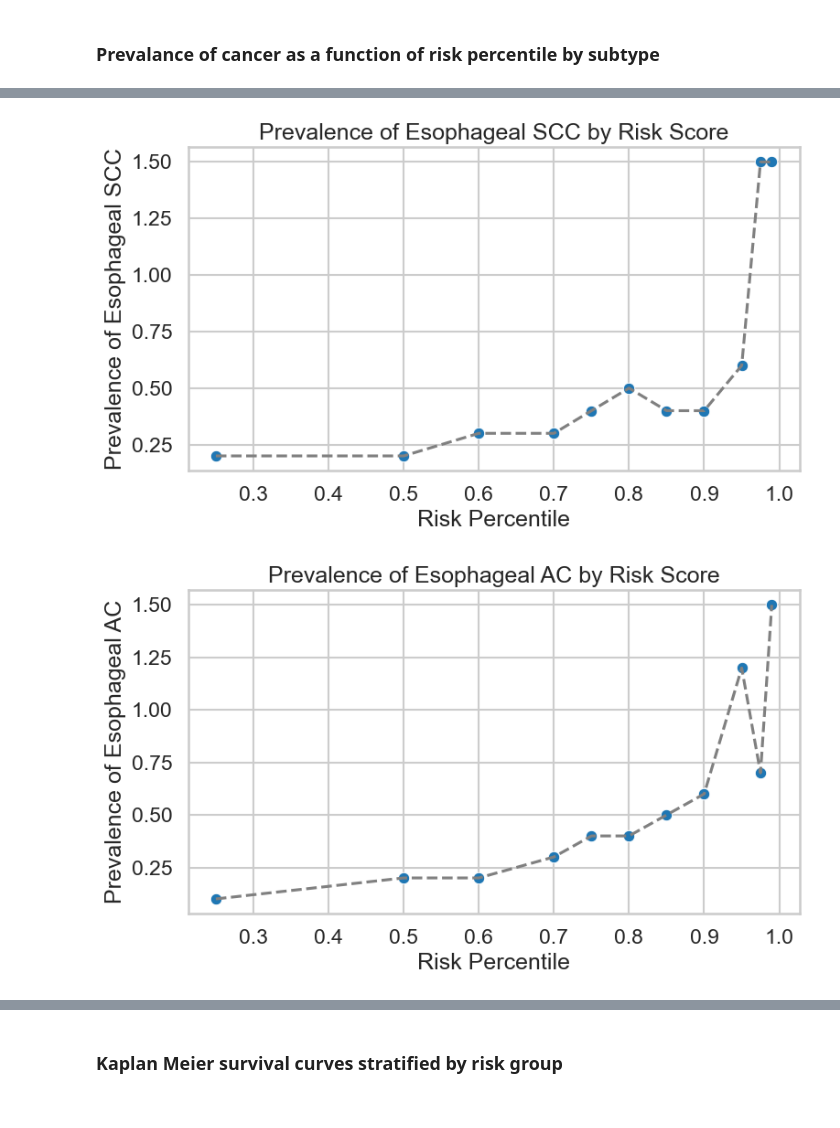
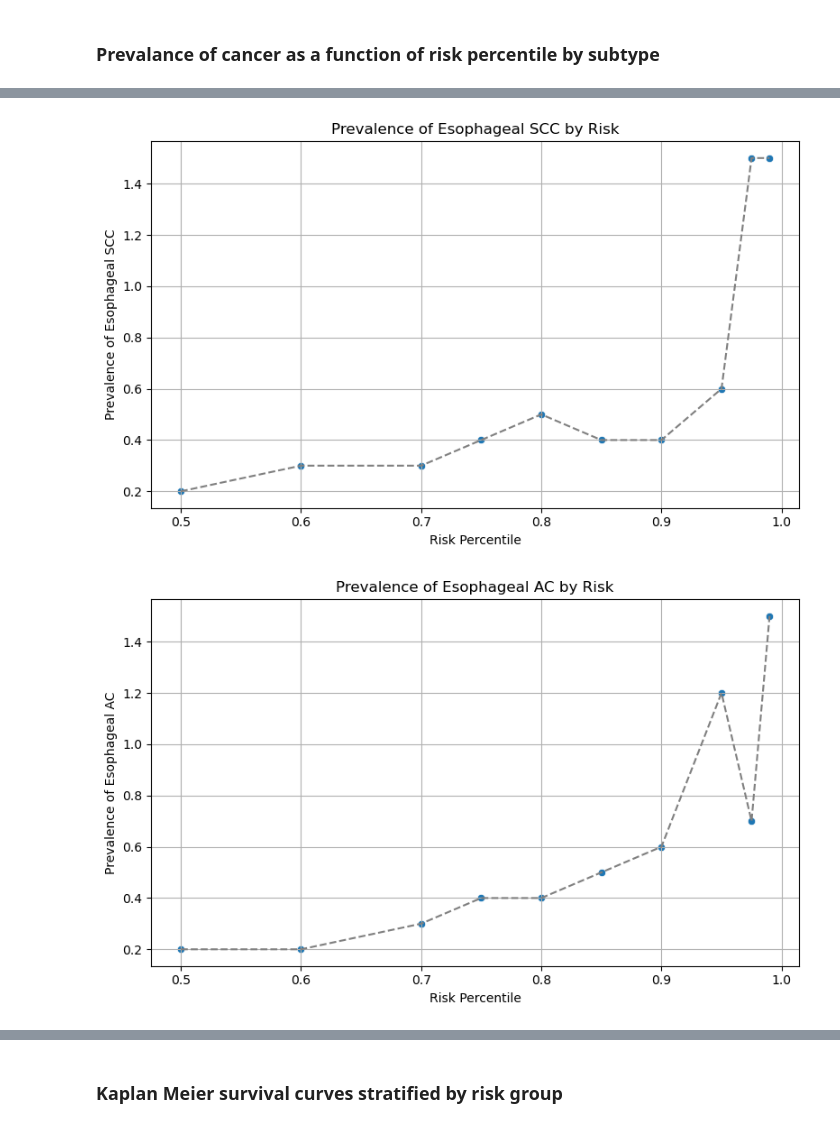
Before and after one commit to alyssayc/ugi-risk, a Jupyter notebook: notebook/analysis_1.ipynb, the cells around one changed output, grey strips where cells are left out. Cells and saved outputs as stored; diff of their text form; code cells hidden in the pictures.

Commit message:
reran analysis with imputed bmi, fixed prevalence calculation, included performance metric by race

```diff
--- a/notebook/analysis_1.ipynb
+++ b/notebook/analysis_1.ipynb
@@ -88,7 +88,7 @@ pd.set_option('display.max_columns', None)
 ## Import data
 # %%
 %%R
-r_df_normal <- read.csv("df_analysis0.csv")
+r_df_normal <- read.csv("df_analysis0_imputed.csv")
 # %%
 univariate_filename = './../results/univariate_analysis_1.csv'
 multivariate_filename = './../results/multivariate_analysis_1.csv'
@@ -623,27 +631,31 @@ df_validation_risk = pandas2ri.rpy2py(r_df_validation_risk)
 optimal_threshold = r['optimal_threshold'][0]
 optimal_threshold_percentile = percentileofscore(df_validation_risk['pred_risk'], optimal_threshold, kind='weak')/100.
 
+df_validation_risk['actual_percentile'] = df_validation_risk.pred_risk.apply(lambda x: percentileofscore(df_validation_risk['pred_risk'], x, kind='weak')/100.)
+
 # Example inputs
-percentile_cutoffs = [0.25, 0.5, 0.6, 0.7, 0.75, 0.8, 0.85, 0.9, 0.95, 0.975, 0.99, 1, optimal_threshold_percentile]
+percentile_cutoffs = [0, 0.5, 0.6, 0.7, 0.75, 0.8, 0.85, 0.9, 0.95, 0.975, 0.99, 1, optimal_threshold_percentile]
+percentile_cutoffs_sorted = sorted(set(percentile_cutoffs))
 percentile_high_risk = 0.9 # Chosen percentile for high risk group, can vary to compare
-labels = percentile_cutoffs[1:]
+
+labels = percentile_cutoffs_sorted[:-1]
 
 # Assign risk groups based on custom percentile cutoffs
 df_validation_risk['risk_group'] = pd.qcut(
     df_validation_risk['pred_risk'],
-    q=percentile_cutoffs,
+    q=percentile_cutoffs_sorted,
     labels=labels,
     duplicates='drop'  # in case there are tied values
 )
 
 # One-hot encoding, create a boolean column for each percentile cutoff
 for idx, label in enumerate(labels):
-    risk_col = f"risk_p{percentile_cutoffs[idx+1]}"
+    risk_col = f"risk_p{percentile_cutoffs_sorted[idx+1]}"
     include_labels = labels[:idx+1]
     df_validation_risk[risk_col] = np.where(df_validation_risk['risk_group'].isin(include_labels), 0, 1)
 
 # Custom low/high risk cutoff
-high_risk_idx = percentile_cutoffs.index(percentile_high_risk)
+high_risk_idx = percentile_cutoffs_sorted.index(percentile_high_risk)
 df_validation_risk['high_risk'] = np.where(df_validation_risk['risk_group'] == labels[high_risk_idx], 1, 0)
 
 # Optimal Youden threshold cutoff
@@ -663,20 +675,27 @@ def classification_metrics(predicted_risk_df, risk_group_name, actual_event_name
     npv = tn / (tn + fn) if (tn + fn) > 0 else 0
     youden_index = sensitivity + specificity - 1
 
-    total_in_risk_group = predicted_class.sum()
+    total_in_risk_group = predicted_class.sum() #tp+fp
     total_cases_in_risk_group = tp
     prevalence_in_risk_group = round((total_cases_in_risk_group / total_in_risk_group) * 100, 1)
 
     # Return as dictionary
     return {
         "risk_group": risk_group_name,
-        "risk_percentile": float(risk_group_name[6:]), # Get the percentile appended to the end of the risk group name
+        "risk_percentile": float(risk_group_name[6:]) if risk_group_name[0:6] == 'risk_p' else optimal_threshold_percentile, # Get the percentile appended to the end of the risk group name unless youden
         "event": actual_event_name,
         "race": race,
+        "actual controls": fp+tn,
+        "actual cases": tp+fn,
         "total pts in risk group": total_in_risk_group,
         "cancer prevalence in risk group": f'{total_cases_in_risk_group} ({prevalence_in_risk_group}%)',
-        "# w cancer": total_cases_in_risk_group,
         "prevalence": prevalence_in_risk_group,
+        "tp": tp,
+        "fp": fp,
+        "fn": fn,
+        "tn": tn,
+        "pred correct": (tp+tn)/(tp+fp+fn+tn),
+        "pred incorrect": (fp+fn)/(tp+fp+fn+tn),
         "sensitivity": sensitivity*100,
         "specificity": specificity*100,
         "ppv": ppv*100,
@@ -806,18 +827,20 @@ event_pretty_label = {
     "ncgc_5yr": "Noncardia Gastric AC"
 }
 # %%
+df_results_plot = df_results[df_results['risk_percentile'] != optimal_threshold_percentile]
+
 for event in events_5yr:
     # Plot the scatterplot
     plt.figure(figsize=(8, 5))
-    sns.scatterplot(data=df_results[df_results.event == event], x='risk_percentile', y='prevalence')
+    sns.scatterplot(data=df_results_plot[df_results_plot.event == event], x='risk_percentile', y='prevalence')
 
     # Optionally add a line to show trend
-    sns.lineplot(data=df_results[df_results.event == event], x='risk_percentile', y='prevalence', color='gray', linestyle='--')
+    sns.lineplot(data=df_results_plot[df_results_plot.event == event], x='risk_percentile', y='prevalence', color='gray', linestyle='--')
 
     plt.xlabel("Risk Percentile")
     #plt.xticks(ticks=range(len(percentile_cutoffs)-1), labels=percentile_cutoffs[1:])
     plt.ylabel(f'Prevalence of {event_pretty_label[event]}')
-    plt.title(f'Prevalence of {event_pretty_label[event]} by Risk Score')
+    plt.title(f'Prevalence of {event_pretty_label[event]} by Risk')
     plt.grid(True)
     plt.tight_layout()
     plt.show()
@@ -826,2 +849,2 @@ for event in events_5yr:
-[figure, old version]
+[figure, new version]
-[figure, old version]
+[figure, new version]
```
Also changed, not shown: parts of 13 cells of this notebook, 6 other files.
